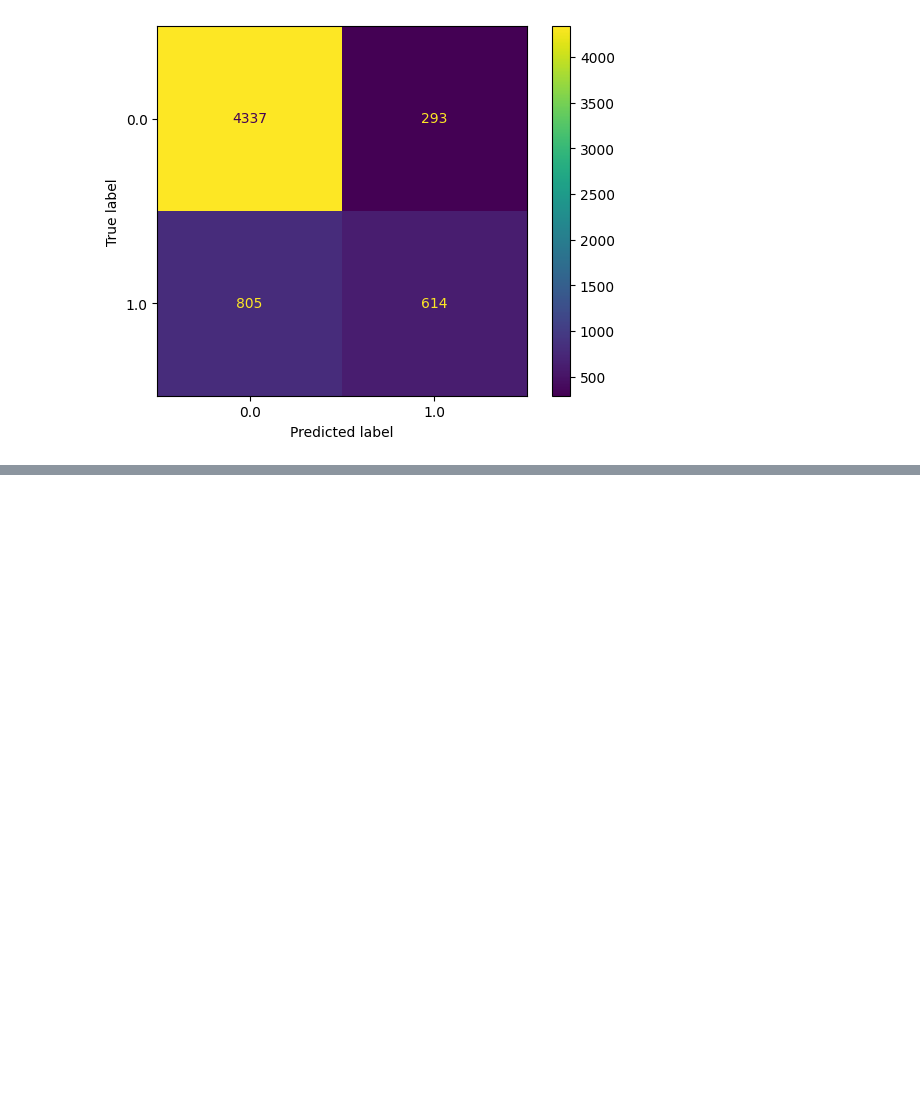
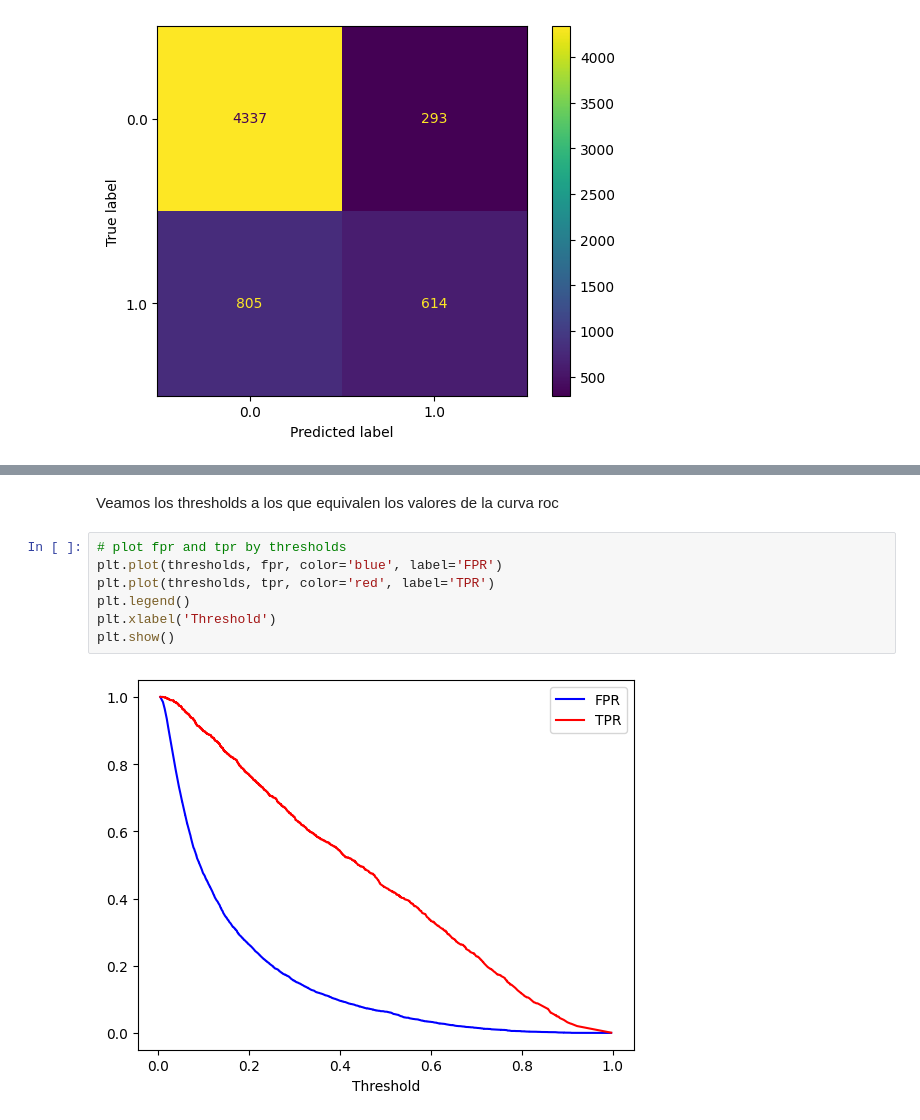
Before and after one commit to Augusto-Rabbia/AA1-TUIA-Rabbia-Spreutels, a Jupyter notebook: tp2/AA1-RABBIA-SPREUTELS.ipynb, the cells around one changed output, grey strips where cells are left out. Saved outputs shown, nothing was run; the diff lists cells and outputs as text; blank space fills up the shorter version.

```diff
--- a/tp2/AA1-RABBIA-SPREUTELS.ipynb
+++ b/tp2/AA1-RABBIA-SPREUTELS.ipynb
@@ -662,0 +671,11 @@ plt.show()
+# %% [markdown]
+Veamos los thresholds a los que equivalen los valores de la curva roc
+# %%
+# plot fpr and tpr by thresholds
+plt.plot(thresholds, fpr, color='blue', label='FPR')
+plt.plot(thresholds, tpr, color='red', label='TPR')
+plt.legend()
+plt.xlabel('Threshold')
+plt.show()
+# %% [output]
+[figure, added]
```
Also changed, not shown: parts of 11 cells of this notebook.
